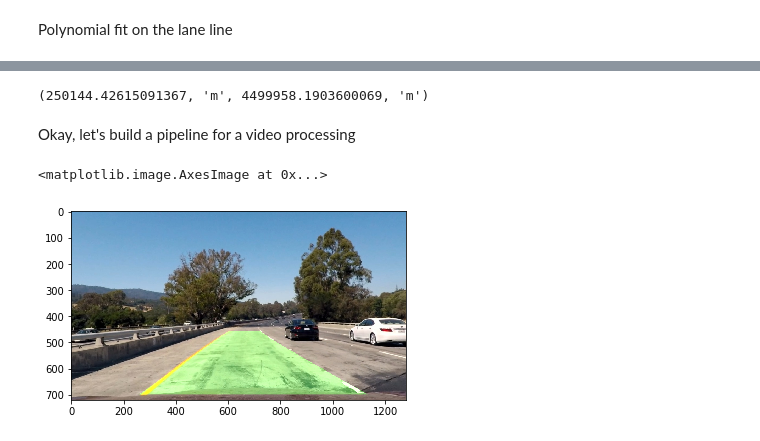
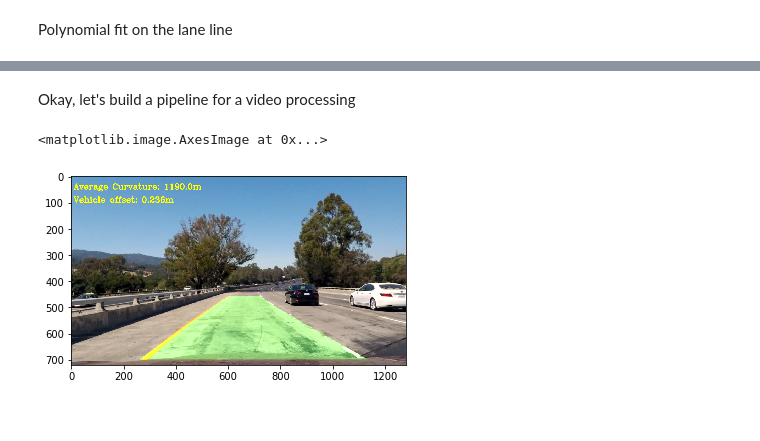
Before and after one commit to stevanStevic/Advanced-Lane-Lines-Finding, a Jupyter notebook: Advanced_Lane_Line_Finding.ipynb, the cells around one changed output, grey strips where cells are left out. Saved outputs shown, nothing was run; the diff lists cells and outputs as text; code cells hidden in the pictures.

```diff
--- a/Advanced_Lane_Line_Finding.ipynb
+++ b/Advanced_Lane_Line_Finding.ipynb
@@ -207,7 +207,7 @@ def perspective_transform(img, src, dst):
     return warped, M
 
 cols, rows = combined.shape[::-1]
-top_limit = rows * 0.635
+top_limit = np.int(rows * 0.635)
 down_limit = rows - 20
 src_point1 = [280, down_limit]
 src_point2 = [590, top_limit]
@@ -322,12 +330,12 @@ def find_lane_pixels(binary_warped):
 
     return leftx, lefty, rightx, righty, out_img
 
-
 def fit_polynomial(binary_warped):
     # Find our lane pixels first
     leftx, lefty, rightx, righty, out_img = find_lane_pixels(binary_warped)
 
     # Fit a second order polynomial to each using `np.polyfit`
+    # Obtain line coeffs
     left_fit = np.polyfit(lefty, leftx, 2)
     right_fit = np.polyfit(righty, rightx, 2)
 
@@ -347,10 +355,10 @@ def fit_polynomial(binary_warped):
     out_img[lefty, leftx] = [255, 0, 0]
     out_img[righty, rightx] = [0, 0, 255]
 
-    return out_img, ploty, left_fitx, right_fitx
+    return out_img, left_fit, right_fit, ploty, left_fitx, right_fitx
 
 
-out_img, ploty, left_fitx, right_fitx = fit_polynomial(warped)
+out_img, left_fit, right_fit, ploty, left_fitx, right_fitx = fit_polynomial(warped)
 
 # Plots the left and right polynomials on the lane lines
 plt.plot(left_fitx, ploty, color='yellow')
@@ -381,12 +456,24 @@ def DrawLaneArea(warped, ploty, left_fitx, right_fitx, Minv):
 
     return newwarp
 
+def DrawInfo(img, curve, vehicle_offset):
+    avg_curve = (curve[0] + curve[1]) // 2
+
+    curvature_info = 'Average Curvature: ' + str(avg_curve) + 'm'
+
+    cv2.putText(img, (curvature_info), (10, 50), cv2.FONT_HERSHEY_COMPLEX, 1, (255, 255, 0), 2, cv2.LINE_AA)
+
+    cv2.putText(img, ('Vehicle offset: ' + str(round(vehicle_offset, 3)) + 'm'), (10, 100), cv2.FONT_HERSHEY_COMPLEX, 1, (255, 255, 0), 2, cv2.LINE_AA)
+
+    return img
 
 M = cv2.getPerspectiveTransform(dst, src)
 new_warp = DrawLaneArea(warped, ploty, left_fitx, right_fitx, M)
 
 # Combine the result with the original image
 result = cv2.addWeighted(undist_img, 1, new_warp, 0.3, 0)
+
+result = DrawInfo(result, (left_curverad, right_curverad), vehicle_offset)
 plt.imshow(result)
 # %% [output]
 <matplotlib.image.AxesImage at 0x...>
@@ -396,35 +481,3 @@ Let's also find a curvature on the lanes
-# %%
-def measure_curvature_real(ploty, left_fit_cr, right_fit_cr, ym_per_pix = 1, xm_per_pix = 1):
-    '''
-    Calculates the curvature of polynomial functions in meters.
-    '''
-
-    ploty = np.linspace(0, 719, num=720)# to cover same y-range as image
-
-    # Define y-value where we want radius of curvature
-    # We'll choose the maximum y-value, corresponding to the bottom of the image
-    y_eval = np.max(ploty)
-
-    # Calculation of R_curve (radius of curvature)
-    left_curverad = ((1 + (2*left_fit_cr[0]*y_eval*ym_per_pix + left_fit_cr[1])**2)**1.5) / np.absolute(2*left_fit_cr[0])
-    right_curverad = ((1 + (2*right_fit_cr[0]*y_eval*ym_per_pix + right_fit_cr[1])**2)**1.5) / np.absolute(2*right_fit_cr[0])
-
-    return left_curverad, right_curverad
-
-# Define conversions in x and y from pixels space to meters
-ym_per_pix = 30.0/720 # meters per pixel in y dimension
-xm_per_pix = 3.7/700 # meters per pixel in x dimension
-
-out_img, ploty, left_fitx, right_fitx = fit_polynomial(warped, ym_per_pix, xm_per_pix)
-
-# Calculate the radius of curvature in meters for both lane lines
-left_curverad, right_curverad = measure_curvature_real(ploty, left_fitx, right_fitx, ym_per_pix, xm_per_pix)
-
-print(left_curverad, 'm', right_curverad, 'm')
-# Should see values of 533.75 and 648.16 here, if using
-# the default `generate_data` function with given seed number
-# %% [output]
-(250144.42615091367, 'm', 4499958.1903600069, 'm')
 # %% [markdown]
 Okay, let's build a pipeline for a video processing
 # %%
@@ -443,37 +496,52 @@ def ProcessLanes(img):
     # Combination of sobel x, s channel and magnitude and direction thresholds
     combined[(gradx == 1) | (s_bin == 1) | ((mag_binary == 1) & (dir_binary == 1))] = 1
 
+    # source points for perspective transform and roi at same time
     cols, rows = combined.shape[::-1]
     top_limit = rows * 0.635
     down_limit = rows - 20
     src_point1 = [280, down_limit]
     src_point2 = [590, top_limit]
     src_point3 = [725, top_limit]
     src_point4 = [1125, down_limit]
     src = np.float32([src_point1, src_point2, src_point3, src_point4])
 
+    # destination points in warped image
     dst_point1 = [200, rows]
     dst_point2 = [200, 0]
     dst_point3 = [1200, 0]
     dst_point4 = [1000, rows]
     dst = np.float32([dst_point1, dst_point2, dst_point3, dst_point4])
 
     warped, M = perspective_transform(combined, src, dst)
 
-    out_img, ploty, left_fitx, right_fitx = fit_polynomial(warped)
+    # Find lane coefficents, and other for plotin
+    out_img, left_fit_coeffs, right_fit_coeffs, ploty, left_fitx, right_fitx = fit_polynomial(warped)
+
+    # Define conversions in x and y from pixels space to meters
+    ym_per_pix = 30.0/720 # meters per pixel in y dimension
+    xm_per_pix = 3.7/700 # meters per pixel in x dimension
+
+    # Calculate the radius of curvature in meters for both lane lines
+    left_curverad, right_curverad = measure_curvature_real(undist_img.shape, left_fit_coeffs, right_fit_coeffs, ym_per_pix, xm_per_pix)
+    vehicle_offset = GetVehicleOffset(undist_img.shape, left_fit_coeffs, right_fit_coeffs, xm_per_pix)
 
     M = cv2.getPerspectiveTransform(dst, src)
     new_warp = DrawLaneArea(warped, ploty, left_fitx, right_fitx, M)
 
     # Combine the result with the original image
     result = cv2.addWeighted(undist_img, 1, new_warp, 0.3, 0)
+
+    # Draw curvature and vehicel offset info onto the final image
+    result = DrawInfo(result, (left_curverad, right_curverad), vehicle_offset)
+
     return result
 
 result = ProcessLanes(img)
 plt.imshow(result)
 # %% [output]
 <matplotlib.image.AxesImage at 0x...>
-[figure, old version]
+[figure, new version]
 # %%
 # Import everything needed to edit/save/watch video clips
 from moviepy.editor import VideoFileClip
```
Also changed, not shown: parts of 11 cells of this notebook, 8 other files.
